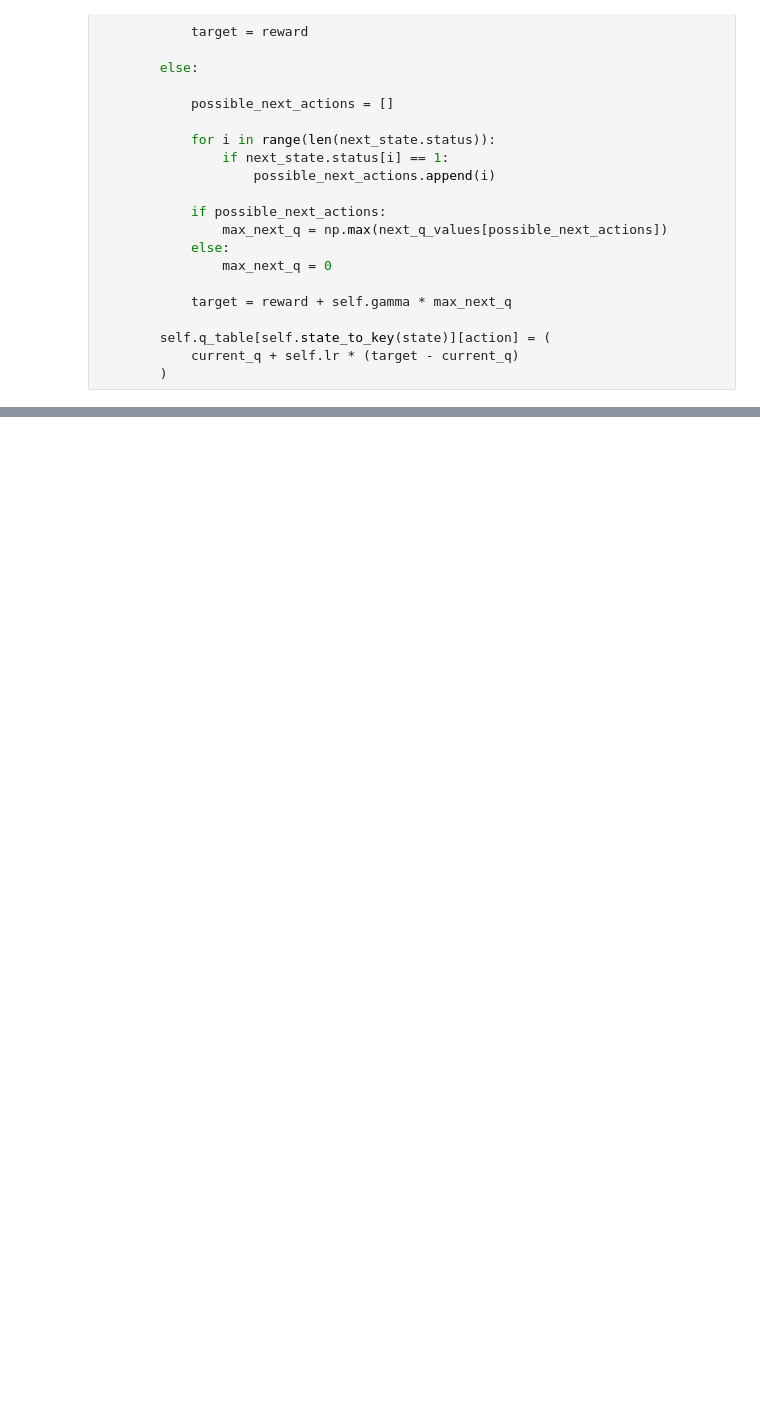
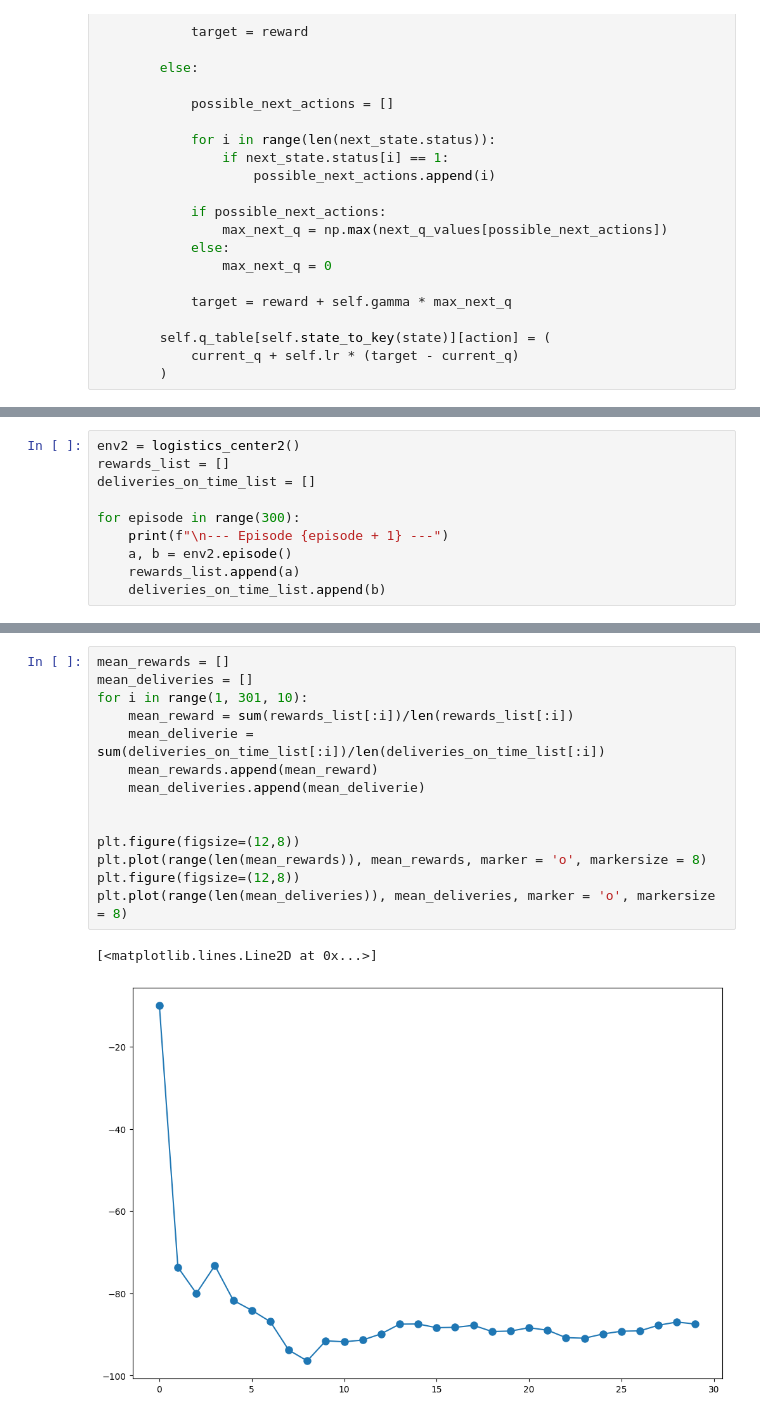
Before and after one commit to ArthurTig/Portfolio-de-projetos, a Jupyter notebook: RL Project/RL_for_logistics_centerV2.ipynb, the cells around one changed output, grey strips where cells are left out. Saved outputs shown, nothing was run; the diff lists cells and outputs as text; blank space fills up the shorter version.

```diff
--- a/RL Project/RL_for_logistics_centerV2.ipynb
+++ b/RL Project/RL_for_logistics_centerV2.ipynb
@@ -624,0 +1113,10 @@ plt.show()
+# %%
+env2 = logistics_center2()
+rewards_list = []
+deliveries_on_time_list = []
+
+for episode in range(300):
+    print(f"\n--- Episode {episode + 1} ---")
+    a, b = env2.episode()
+    rewards_list.append(a)
+    deliveries_on_time_list.append(b)
@@ -624,0 +1141,17 @@ plt.show()
+# %%
+mean_rewards = []
+mean_deliveries = []
+for i in range(1, 301, 10):
+    mean_reward = sum(rewards_list[:i])/len(rewards_list[:i])
+    mean_deliverie = sum(deliveries_on_time_list[:i])/len(deliveries_on_time_list[:i])
+    mean_rewards.append(mean_reward)
+    mean_deliveries.append(mean_deliverie)
+
+
+plt.figure(figsize=(12,8))
+plt.plot(range(len(mean_rewards)), mean_rewards, marker = 'o', markersize = 8)
+plt.figure(figsize=(12,8))
+plt.plot(range(len(mean_deliveries)), mean_deliveries, marker = 'o', markersize = 8)
+# %% [output]
+[<matplotlib.lines.Line2D at 0x...>]
+[figure, added]
```
Also changed, not shown: parts of 14 cells of this notebook.
